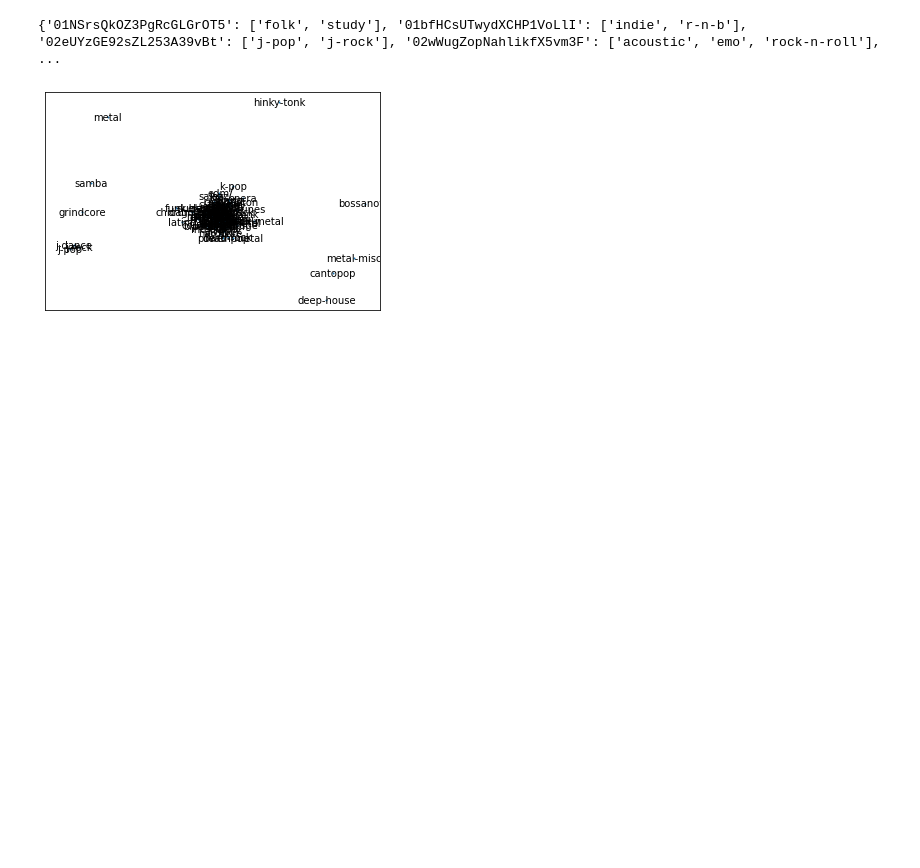
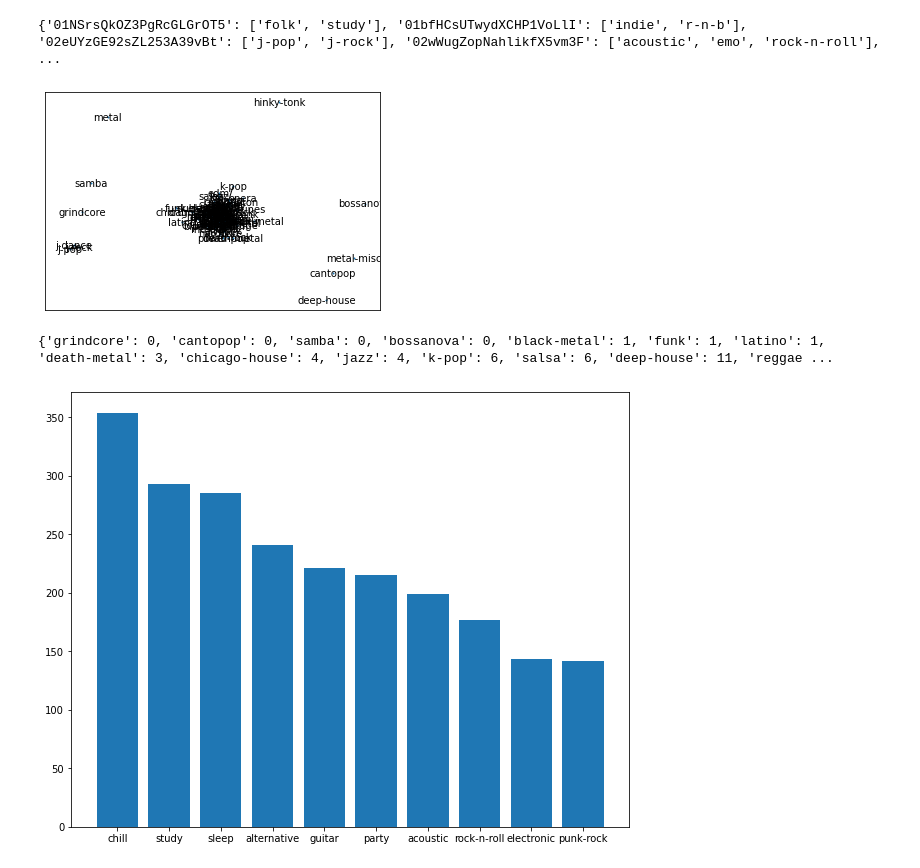
Before and after one commit to athornton1618/SpotifyClassifier, a Jupyter notebook: Visualization/Crossover.ipynb, the cells around one changed output. Drawn from its saved outputs; the diff is of its cells as text; code cells hidden in the pictures; blank space fills up the shorter version.

```diff
--- a/Visualization/Crossover.ipynb
+++ b/Visualization/Crossover.ipynb
@@ -157,3 +138,16 @@ nx.draw_networkx_edges(G,pos)
 plt.show()
 # %% [output]
 [figure]
+# %%
+AmbiguityRank = {}
+for subgenre in V:
+    AmbiguityRank[subgenre] = 0
+for group in groups:
+    for genre in group:
+        AmbiguityRank[genre]+=1
+
+AmbiguityRank = dict(sorted(AmbiguityRank.items(), key=lambda item: item[1]))
+# %%
+print(AmbiguityRank)
+# %% [output]
+{'grindcore': 0, 'cantopop': 0, 'samba': 0, 'bossanova': 0, 'black-metal': 1, 'funk': 1, 'latino': 1, 'death-metal': 3, 'chicago-house': 4, 'jazz': 4, 'k-pop': 6, 'salsa': 6, 'deep-house': 11, 'reggae ...
@@ -159,0 +156,11 @@ plt.show()
+# %%
+AmbiguityRank = dict(sorted(AmbiguityRank.items(), key=operator.itemgetter(1), reverse=True)[:10])
+# %%
+names = list(AmbiguityRank.keys())
+values = list(AmbiguityRank.values())
+
+plt.figure(2,figsize=(10,8))
+plt.bar(range(len(AmbiguityRank)), values, tick_label=names)
+plt.show()
+# %% [output]
+[figure, added]
```
Also changed, not shown: parts of 2 cells of this notebook.
